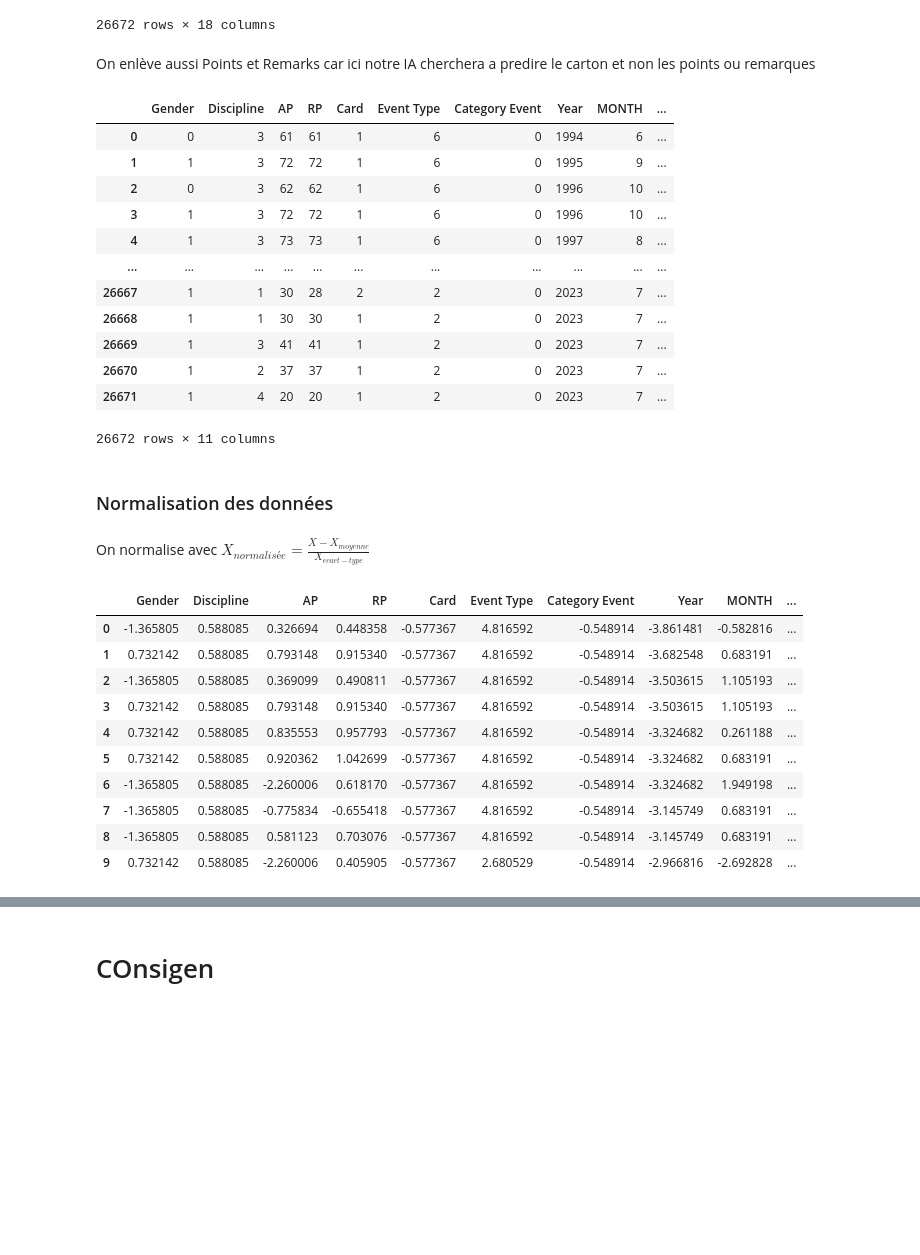
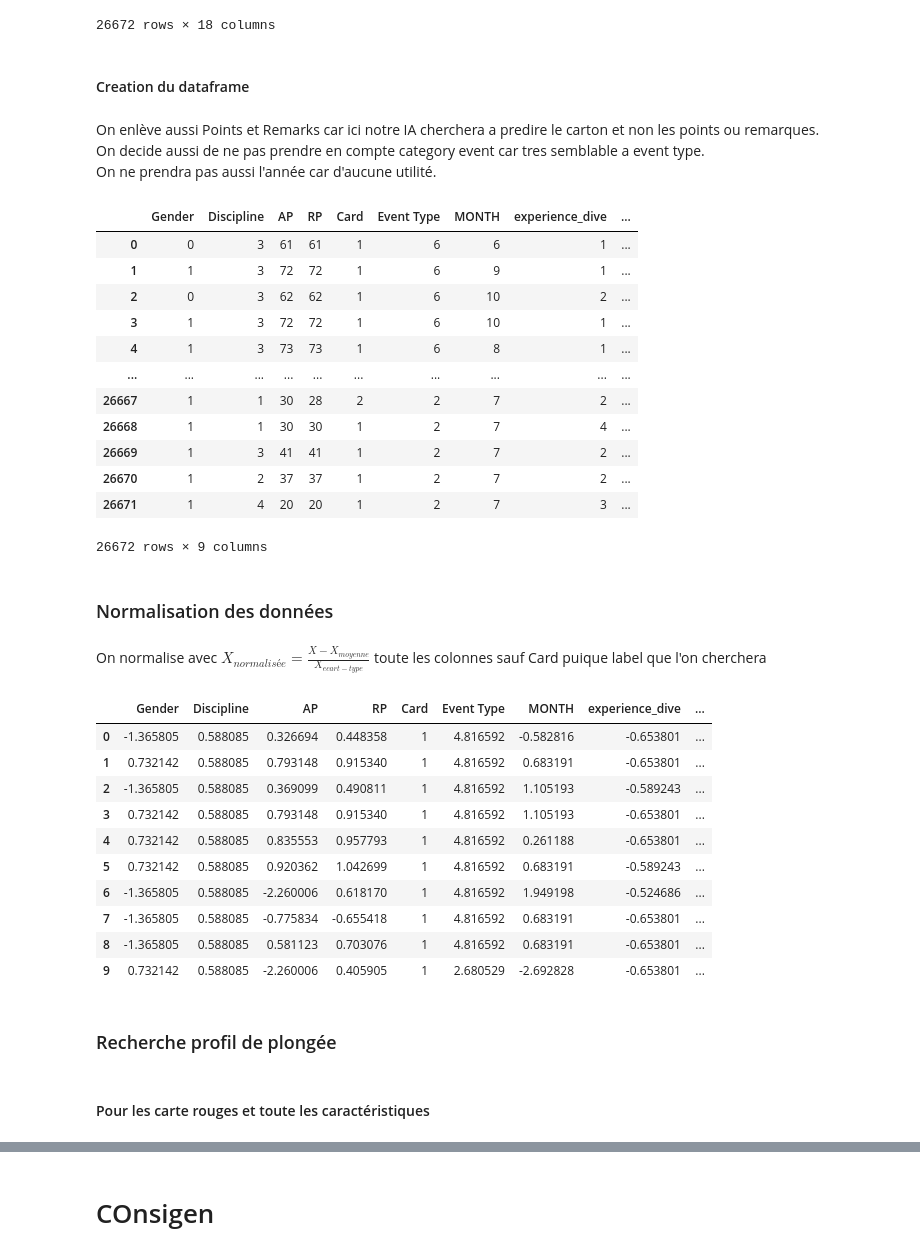
Before and after one commit to Todin13/Projet_semmestre_3_machine_learning, a Jupyter notebook: Analyse_dataset.ipynb, the cells around one changed output, grey strips where cells are left out. Drawn from its saved outputs; the diff is of its cells as text; code cells hidden in the pictures; blank space fills up the shorter version.

```diff
--- a/Analyse_dataset.ipynb
+++ b/Analyse_dataset.ipynb
@@ -314,42 +325,46 @@ dataset
 | 26782 | 10 | Dmitry Kataya (INT) | 1 | 2 | 19:57 | 37 | 37 | 1 | 37.0 | Ok | ... |
 | 26783 | 11 | Aws Lafta (IRQ) | 1 | 4 | 20:05 | 20 | 20 | 1 | 20.0 | Ok | ... |
 26672 rows × 18 columns
+# %% [markdown]
+#### Creation du dataframe
 # %% [markdown]
-On enlève aussi Points et Remarks car ici notre IA cherchera a predire le carton et non les points ou remarques
+On enlève aussi Points et Remarks car ici notre IA cherchera a predire le carton et non les points ou remarques. \
+On decide aussi de ne pas prendre en compte category event car tres semblable a event type. \
+On ne prendra pas aussi l'année car d'aucune utilité.
 # %%
-df = dataset.drop(['Start','Diver', 'Title Event', 'Official Top', 'Day', 'Points', 'Remarks'],axis=1)
+df = dataset.drop(['Start','Diver', 'Title Event', 'Official Top', 'Day', 'Points', 'Remarks', 'Category Event', 'Year'],axis=1)
 df.index = [i for i in range(df.shape[0])]
 df
 # %% [output]
-|  | Gender | Discipline | AP | RP | Card | Event Type | Category Event | Year | MONTH | ... |
-| 0 | 0 | 3 | 61 | 61 | 1 | 6 | 0 | 1994 | 6 | ... |
-| 1 | 1 | 3 | 72 | 72 | 1 | 6 | 0 | 1995 | 9 | ... |
-| 2 | 0 | 3 | 62 | 62 | 1 | 6 | 0 | 1996 | 10 | ... |
-| 3 | 1 | 3 | 72 | 72 | 1 | 6 | 0 | 1996 | 10 | ... |
-| 4 | 1 | 3 | 73 | 73 | 1 | 6 | 0 | 1997 | 8 | ... |
-| ... | ... | ... | ... | ... | ... | ... | ... | ... | ... | ... |
-| 26667 | 1 | 1 | 30 | 28 | 2 | 2 | 0 | 2023 | 7 | ... |
-| 26668 | 1 | 1 | 30 | 30 | 1 | 2 | 0 | 2023 | 7 | ... |
-| 26669 | 1 | 3 | 41 | 41 | 1 | 2 | 0 | 2023 | 7 | ... |
-| 26670 | 1 | 2 | 37 | 37 | 1 | 2 | 0 | 2023 | 7 | ... |
-| 26671 | 1 | 4 | 20 | 20 | 1 | 2 | 0 | 2023 | 7 | ... |
+|  | Gender | Discipline | AP | RP | Card | Event Type | MONTH | experience_dive | ... |
+| 0 | 0 | 3 | 61 | 61 | 1 | 6 | 6 | 1 | ... |
+| 1 | 1 | 3 | 72 | 72 | 1 | 6 | 9 | 1 | ... |
+| 2 | 0 | 3 | 62 | 62 | 1 | 6 | 10 | 2 | ... |
+| 3 | 1 | 3 | 72 | 72 | 1 | 6 | 10 | 1 | ... |
+| 4 | 1 | 3 | 73 | 73 | 1 | 6 | 8 | 1 | ... |
+| ... | ... | ... | ... | ... | ... | ... | ... | ... | ... |
+| 26667 | 1 | 1 | 30 | 28 | 2 | 2 | 7 | 2 | ... |
+| 26668 | 1 | 1 | 30 | 30 | 1 | 2 | 7 | 4 | ... |
+| 26669 | 1 | 3 | 41 | 41 | 1 | 2 | 7 | 2 | ... |
+| 26670 | 1 | 2 | 37 | 37 | 1 | 2 | 7 | 2 | ... |
+| 26671 | 1 | 4 | 20 | 20 | 1 | 2 | 7 | 3 | ... |
-26672 rows × 11 columns
+26672 rows × 9 columns
 # %% [markdown]
 ### Normalisation des données
 # %% [markdown]
-On normalise avec $X_{normalisée} = \frac{X - X_{moyenne}}{X_{ecart-type}}$
+On normalise avec $X_{normalisée} = \frac{X - X_{moyenne}}{X_{ecart-type}}$ toute les colonnes sauf Card puique label que l'on cherchera
 # %%
-df = df.apply(lambda x: (x - x.mean()) / x.std(), axis=0)
+df[['Gender','Discipline', 'AP', 'RP', 'Event Type', 'MONTH', 'experience_dive', 'experience_discipline']] = df.drop('Card', axis=1).apply(lambda x: (x - x.mean()) / x.std(), axis=0)
 df.head(10)
 # %% [output]
-|  | Gender | Discipline | AP | RP | Card | Event Type | Category Event | Year | MONTH | ... |
-| 0 | -1.365805 | 0.588085 | 0.326694 | 0.448358 | -0.577367 | 4.816592 | -0.548914 | -3.861481 | -0.582816 | ... |
-| 1 | 0.732142 | 0.588085 | 0.793148 | 0.915340 | -0.577367 | 4.816592 | -0.548914 | -3.682548 | 0.683191 | ... |
-| 2 | -1.365805 | 0.588085 | 0.369099 | 0.490811 | -0.577367 | 4.816592 | -0.548914 | -3.503615 | 1.105193 | ... |
-| 3 | 0.732142 | 0.588085 | 0.793148 | 0.915340 | -0.577367 | 4.816592 | -0.548914 | -3.503615 | 1.105193 | ... |
-| 4 | 0.732142 | 0.588085 | 0.835553 | 0.957793 | -0.577367 | 4.816592 | -0.548914 | -3.324682 | 0.261188 | ... |
-| 5 | 0.732142 | 0.588085 | 0.920362 | 1.042699 | -0.577367 | 4.816592 | -0.548914 | -3.324682 | 0.683191 | ... |
-| 6 | -1.365805 | 0.588085 | -2.260006 | 0.618170 | -0.577367 | 4.816592 | -0.548914 | -3.324682 | 1.949198 | ... |
-| 7 | -1.365805 | 0.588085 | -0.775834 | -0.655418 | -0.577367 | 4.816592 | -0.548914 | -3.145749 | 0.683191 | ... |
-| 8 | -1.365805 | 0.588085 | 0.581123 | 0.703076 | -0.577367 | 4.816592 | -0.548914 | -3.145749 | 0.683191 | ... |
-| 9 | 0.732142 | 0.588085 | -2.260006 | 0.405905 | -0.577367 | 2.680529 | -0.548914 | -2.966816 | -2.692828 | ... |
+|  | Gender | Discipline | AP | RP | Card | Event Type | MONTH | experience_dive | ... |
+| 0 | -1.365805 | 0.588085 | 0.326694 | 0.448358 | 1 | 4.816592 | -0.582816 | -0.653801 | ... |
+| 1 | 0.732142 | 0.588085 | 0.793148 | 0.915340 | 1 | 4.816592 | 0.683191 | -0.653801 | ... |
+| 2 | -1.365805 | 0.588085 | 0.369099 | 0.490811 | 1 | 4.816592 | 1.105193 | -0.589243 | ... |
+| 3 | 0.732142 | 0.588085 | 0.793148 | 0.915340 | 1 | 4.816592 | 1.105193 | -0.653801 | ... |
+| 4 | 0.732142 | 0.588085 | 0.835553 | 0.957793 | 1 | 4.816592 | 0.261188 | -0.653801 | ... |
+| 5 | 0.732142 | 0.588085 | 0.920362 | 1.042699 | 1 | 4.816592 | 0.683191 | -0.589243 | ... |
+| 6 | -1.365805 | 0.588085 | -2.260006 | 0.618170 | 1 | 4.816592 | 1.949198 | -0.524686 | ... |
+| 7 | -1.365805 | 0.588085 | -0.775834 | -0.655418 | 1 | 4.816592 | 0.683191 | -0.653801 | ... |
+| 8 | -1.365805 | 0.588085 | 0.581123 | 0.703076 | 1 | 4.816592 | 0.683191 | -0.653801 | ... |
+| 9 | 0.732142 | 0.588085 | -2.260006 | 0.405905 | 1 | 2.680529 | -2.692828 | -0.653801 | ... |
@@ -389,0 +371,4 @@ plt.show()
+# %% [markdown]
+### Recherche profil de plongée
+# %% [markdown]
+#### Pour les carte rouges et toute les caractéristiques
```
Also changed, not shown: parts of 19 cells of this notebook.
